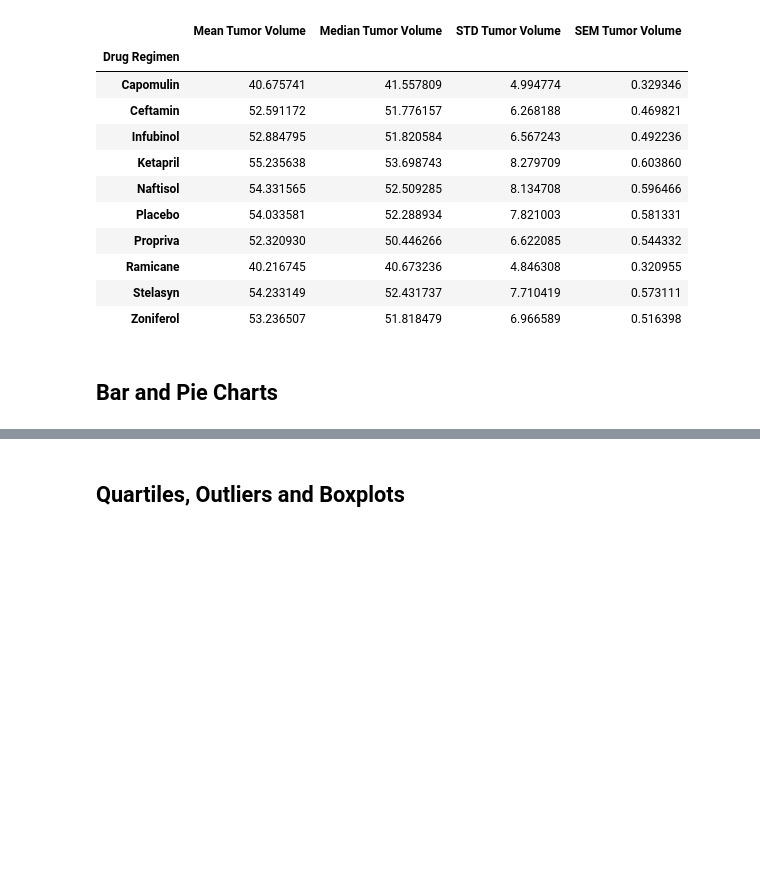
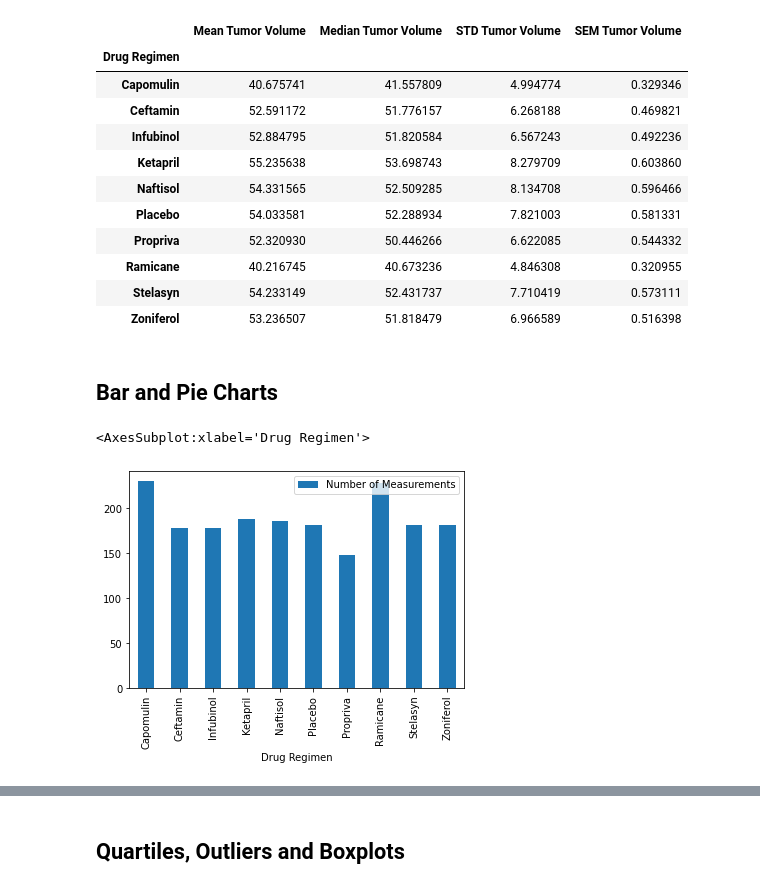
Before and after one commit to bjohnson90/matplotlib-challenge, a Jupyter notebook: Pymaceuticals/pymaceuticals_starter.ipynb, the cells around one changed output, grey strips where cells are left out. Drawn from its saved outputs; the diff is of its cells as text; code cells hidden in the pictures; blank space fills up the shorter version.

Commit message:
got the bar charts working

```diff
--- a/Pymaceuticals/pymaceuticals_starter.ipynb
+++ b/Pymaceuticals/pymaceuticals_starter.ipynb
@@ -139,4 +139,12 @@ display(summary_data)
 | Zoniferol | 53.236507 | 51.818479 | 6.966589 | 0.516398 |
 # %% [markdown]
 ## Bar and Pie Charts
+# %%
+# Generate a bar plot showing the total number of measurements taken on each drug regimen using pandas.
+count_by_drug = cleaned_mouse_data[['Drug Regimen','Mouse ID']].groupby('Drug Regimen').count()
+count_by_drug = count_by_drug.rename(columns={'Mouse ID': 'Number of Measurements'})
+display(count_by_drug.plot.bar())
+# %% [output]
+<AxesSubplot:xlabel='Drug Regimen'>
+[figure, added]
 # %%
```
Also changed, not shown: parts of 2 cells of this notebook.
